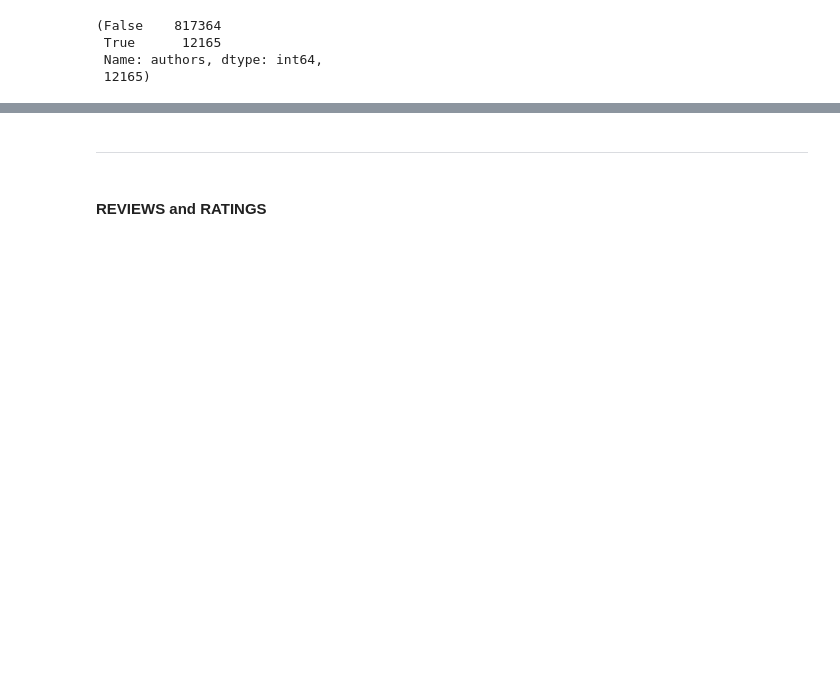
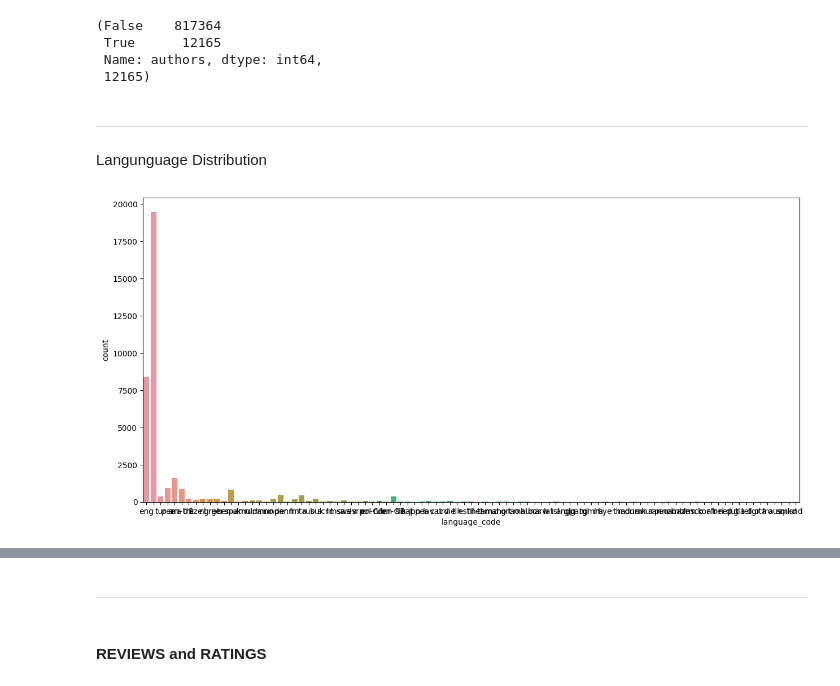
Before and after one commit to ninamamaeva/recommendation_engine, a Jupyter notebook: Untitled.ipynb, the cells around one changed output, grey strips where cells are left out. Saved outputs shown, nothing was run; the diff lists cells and outputs as text; code cells hidden in the pictures; blank space fills up the shorter version.

```diff
--- a/Untitled.ipynb
+++ b/Untitled.ipynb
@@ -27,7 +28,7 @@ def fix_author(df):
 
 # add the authors names to df:
 def add_author_name(df, aut):
-    df = df.merge(aut[['author_name','authors']], on = 'authors', how = 'left')
+    return df.merge(aut[['author_name','authors']], on = 'authors', how = 'left')
 # %%
 # program starts here
 
@@ -36,14 +37,15 @@ df_authors = file_read_authors()
 
 # init individual genre dfs
 df_poetry = file_read('poetry')
-df_children = file_read('children')
+# df_children = file_read('children')
 
 dfs = [df_poetry]
 
 # process each df
 for d in dfs:
     fix_author(d)
-    add_author_name(d, df_authors)
+
+df_poetry = add_author_name(df_poetry, df_authors)
 # %% [output]
 A value is trying to be set on a copy of a slice from a DataFrame
 
@@ -59,3 +54,0 @@ df_poetry.head(3)
-# %%
-df_poetry = df_poetry.merge(df_authors[['author_name','authors']], on = 'authors', how = 'left')
-df_poetry.head(3)
@@ -72,3 +60,14 @@ df_authors['authors'].isin(df_poetry['authors']).value_counts(), df_poetry['auth
  True      12165
  Name: authors, dtype: int64,
  12165)
+# %% [markdown]
+---
+# %% [markdown]
+Langunguage Distribution
+# %%
+plt.figure(figsize=(15, 7))
+ax = sns.countplot(x=df_poetry.language_code, data=df_poetry)
+#for p in ax.patches:
+#    ax.annotate(str(p.get_height()), (p.get_x()-0.05, p.get_height()+100))
+# %% [output]
+[figure, added]
```
Also changed, not shown: parts of 7 cells of this notebook.
